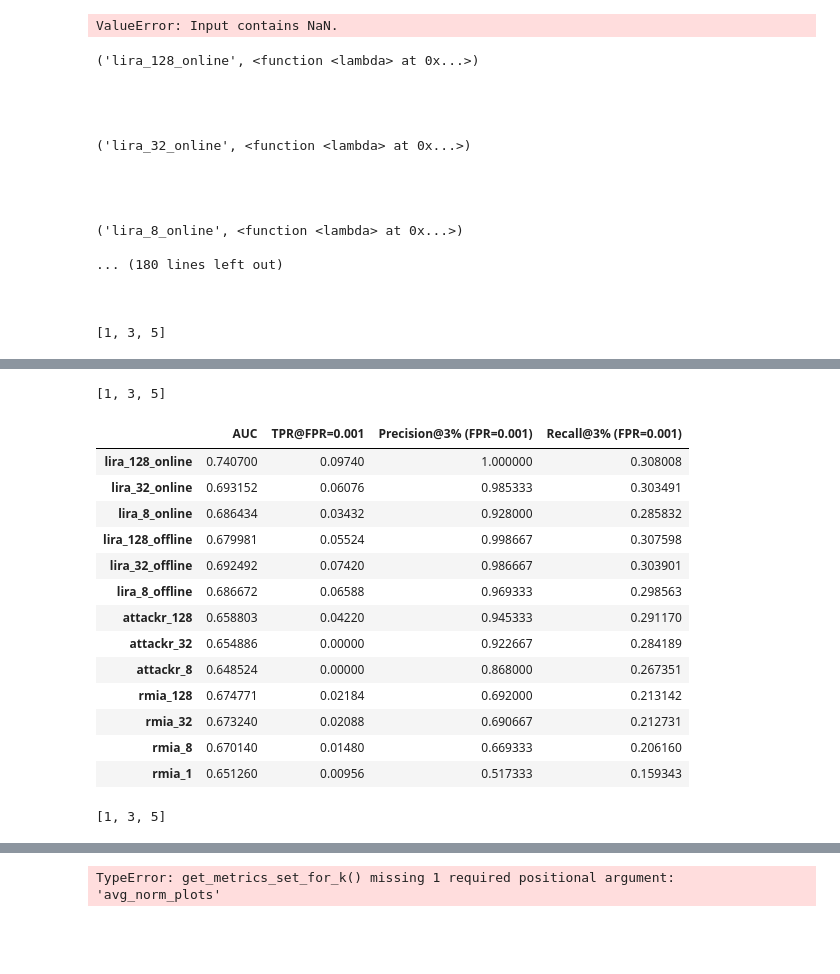
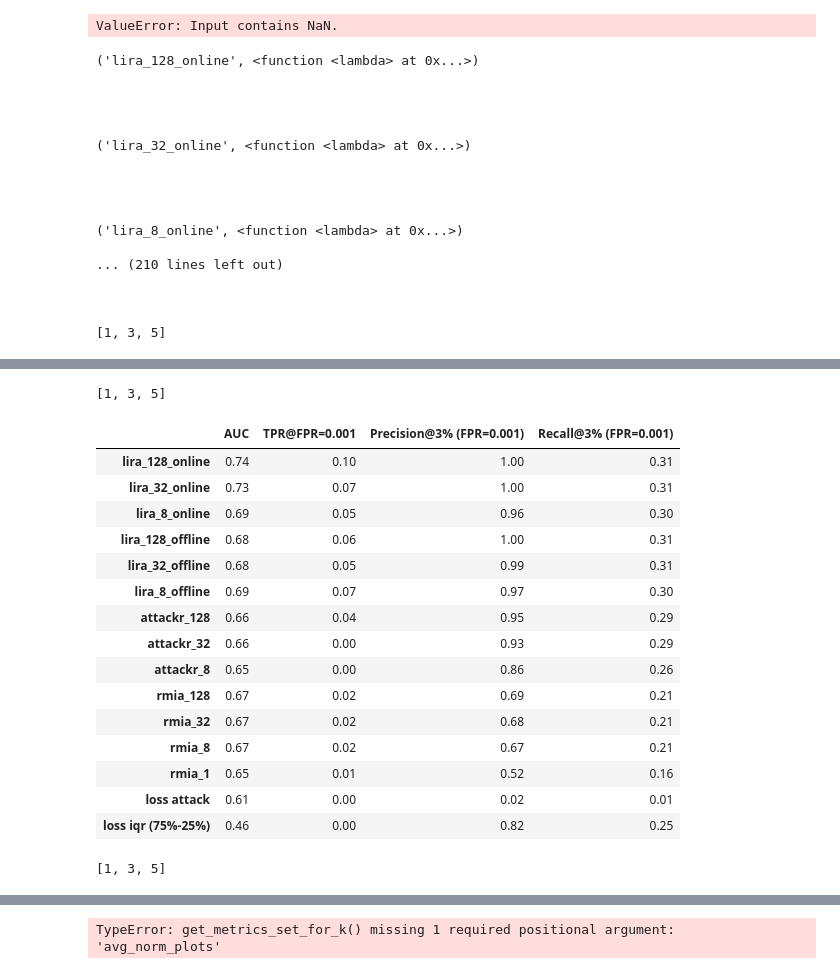
Before and after one commit to varshb/loss-traces-defenses, a Jupyter notebook: results/plots.ipynb, the cells around one changed output, grey strips where cells are left out. Drawn from its saved outputs; the diff is of its cells as text; code cells hidden in the pictures; blank space fills up the shorter version.

```diff
--- a/results/plots.ipynb
+++ b/results/plots.ipynb
@@ -179,7 +179,7 @@ def get_dual_average(dual_count, exp_id, target_col, base_col,levels, f=None, k=
             df['norm_bin'] = create_bins(df)
             base_col = "avg_norm"
 
-        duals.append(get_dual_score(df,target_col,base_col,levels, k, metric))
+        duals.append([round(x, 2) for x in get_dual_score(df,target_col,base_col,levels, k, metric)])
     return einops.reduce(np.array(duals), "duals fprs -> fprs", reduction="mean")
 # %%
 def get_tpr_fpr_attack_comparison(dual_count, exp_id, k, levels,metric="precision"):
@@ -300,9 +303,25 @@ def print_overall_tpr_at_fpr(df: pd.DataFrame, target_col="lira_score"):
     plt.xlim(left=0)
     # plt.xscale('log')
 
+exp_id = "wrn28-2_CIFAR10"
 
 df = get_lira_scores(exp_id)
-# df["rmia_score"] = get_rmia_scores(exp_id)
+df["rmia_score"] = get_rmia_scores(exp_id)
 df["attackr_score"] = get_attackr_scores(exp_id)
-print_overall_tpr_at_fpr(df, "attackr_score")
+df["lt_iqr"] =  get_trace_reduction(exp_id, reduction="iqr")
+df["loss_attack"]  = -get_trace_reduction(exp_id, first=-1, reduction=None)
+# print_overall_tpr_at_fpr(df, "lt_iqr")
+
+plt.figure()
+for a in ["rmia_score", "attackr_score", "lira_score"]:
+    fpr, tpr, _thresholds = metrics.roc_curve(df['target_trained_on'], df[a], drop_intermediate=False)
+    plt.plot(fpr, tpr)
+    # plt.xlim(left=0)
+plt.axline((0, 0), slope=1)
+plt.xscale("log")
+plt.yscale("log")
+plt.ylim(bottom=0.001)
+plt.xlim(left=0.001)
+
+plt.legend(["rmia_score", "attackr_score", "lira_score"])
 # %% [output]
@@ -504,6 +523,13 @@ plots = [
             ('rmia_32', lambda exp_id, t_id: get_rmia_scores(exp_id, "target_32", return_full_df=False)),
             ('rmia_8', lambda exp_id, t_id: get_rmia_scores(exp_id, "target_8", return_full_df=False)),
             ('rmia_1', lambda exp_id, t_id: get_rmia_scores(exp_id, "target_1", return_full_df=False)),
+            (
+            'loss attack',
+            lambda exp_id, t_id: -get_trace_reduction(exp_id, t_id, first=-1, reduction=None)
+            ),
+            ('loss iqr (75%-25%)',
+            lambda exp_id, t_id: get_trace_reduction(exp_id, t_id, first=0, last=-1, reduction="iqr")
+            ),
 
 ]
 
@@ -526,7 +552,7 @@ make_metrics_table(k_metrics, ks, avg_norm_plots)
 
 ('lira_8_online', <function <lambda> at 0x...>)
 
-... (180 lines left out)
+... (210 lines left out)
 
 
 
@@ -548,17 +576,19 @@ make_metrics_table(k_metrics, ks, avg_norm_plots)
 [1, 3, 5]
 |  | AUC | TPR@FPR=0.001 | Precision@3% (FPR=0.001) | Recall@3% (FPR=0.001) |
-| lira_128_online | 0.740700 | 0.09740 | 1.000000 | 0.308008 |
-| lira_32_online | 0.693152 | 0.06076 | 0.985333 | 0.303491 |
-| lira_8_online | 0.686434 | 0.03432 | 0.928000 | 0.285832 |
-| lira_128_offline | 0.679981 | 0.05524 | 0.998667 | 0.307598 |
-| lira_32_offline | 0.692492 | 0.07420 | 0.986667 | 0.303901 |
-| lira_8_offline | 0.686672 | 0.06588 | 0.969333 | 0.298563 |
-| attackr_128 | 0.658803 | 0.04220 | 0.945333 | 0.291170 |
-| attackr_32 | 0.654886 | 0.00000 | 0.922667 | 0.284189 |
-| attackr_8 | 0.648524 | 0.00000 | 0.868000 | 0.267351 |
-| rmia_128 | 0.674771 | 0.02184 | 0.692000 | 0.213142 |
-| rmia_32 | 0.673240 | 0.02088 | 0.690667 | 0.212731 |
-| rmia_8 | 0.670140 | 0.01480 | 0.669333 | 0.206160 |
-| rmia_1 | 0.651260 | 0.00956 | 0.517333 | 0.159343 |
+| lira_128_online | 0.74 | 0.10 | 1.00 | 0.31 |
+| lira_32_online | 0.73 | 0.07 | 1.00 | 0.31 |
+| lira_8_online | 0.69 | 0.05 | 0.96 | 0.30 |
+| lira_128_offline | 0.68 | 0.06 | 1.00 | 0.31 |
+| lira_32_offline | 0.68 | 0.05 | 0.99 | 0.31 |
+| lira_8_offline | 0.69 | 0.07 | 0.97 | 0.30 |
+| attackr_128 | 0.66 | 0.04 | 0.95 | 0.29 |
+| attackr_32 | 0.66 | 0.00 | 0.93 | 0.29 |
+| attackr_8 | 0.65 | 0.00 | 0.86 | 0.26 |
+| rmia_128 | 0.67 | 0.02 | 0.69 | 0.21 |
+| rmia_32 | 0.67 | 0.02 | 0.68 | 0.21 |
+| rmia_8 | 0.67 | 0.02 | 0.67 | 0.21 |
+| rmia_1 | 0.65 | 0.01 | 0.52 | 0.16 |
+| loss attack | 0.61 | 0.00 | 0.02 | 0.01 |
+| loss iqr (75%-25%) | 0.46 | 0.00 | 0.82 | 0.25 |
 [1, 3, 5]
 |  | AUC | TPR@FPR=0.001 | Precision@5% (FPR=0.001) | Recall@5% (FPR=0.001) |
```
Also changed, not shown: parts of 10 cells of this notebook, 1 other file.
